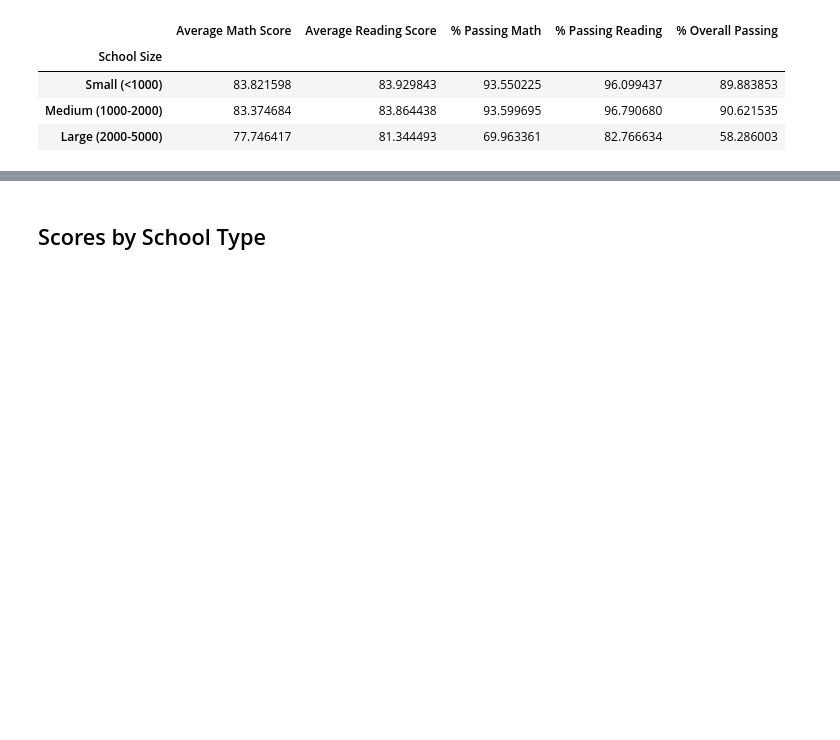
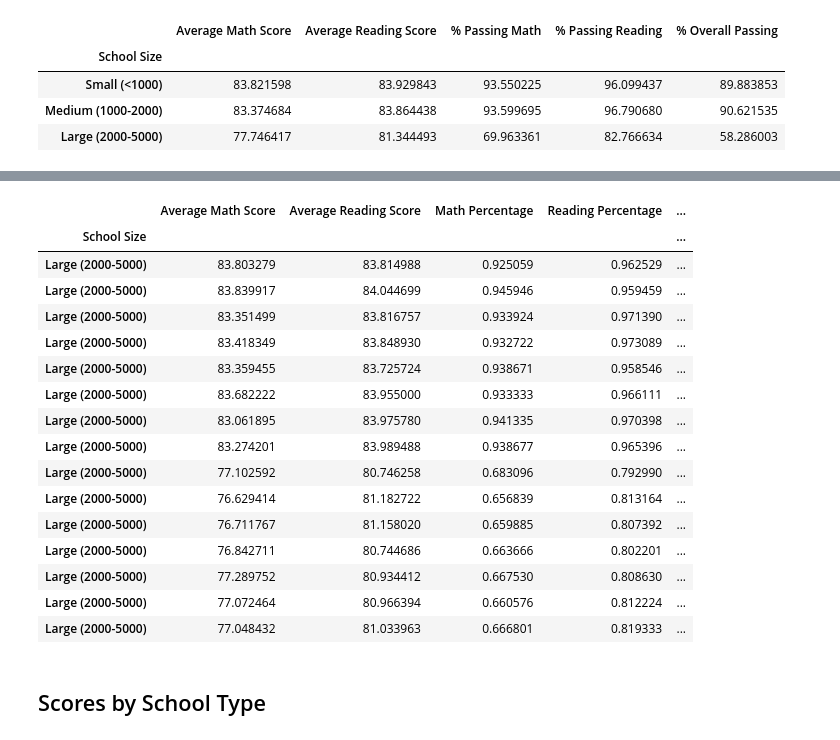
Before and after one commit to armywalrus/School-Data-Analysis-using-Pandas, a Jupyter notebook: PyCitySchools_starter.ipynb, the cells around one changed output, grey strips where cells are left out. Cells and saved outputs as stored; diff of their text form; code cells hidden in the pictures; blank space fills up the shorter version.

```diff
--- a/PyCitySchools_starter.ipynb
+++ b/PyCitySchools_starter.ipynb
@@ -412,3 +435,28 @@ performanceSummary.head()
+# %%
+sizeBins = 0, 1000, 2000, 5000
+size_bins_names = ["Small (<1000)", "Medium (1000-2000)", "Large (2000-5000)",]
+#pd.cut(school_data_complete["size"], sizeBins, labels = size_bins_names)
+sizeSummary_df["School Size"] = pd.cut(school_data_complete["size"], sizeBins, labels = size_bins_names)
+sizeSummary_df = sizeSummary_df.set_index('School Size')
+sizeSummary_df
+# %% [output]
+|  | Average Math Score | Average Reading Score | Math Percentage | Reading Percentage | ... |
+| School Size |  |  |  |  | ... |
+| Large (2000-5000) | 83.803279 | 83.814988 | 0.925059 | 0.962529 | ... |
+| Large (2000-5000) | 83.839917 | 84.044699 | 0.945946 | 0.959459 | ... |
+| Large (2000-5000) | 83.351499 | 83.816757 | 0.933924 | 0.971390 | ... |
+| Large (2000-5000) | 83.418349 | 83.848930 | 0.932722 | 0.973089 | ... |
+| Large (2000-5000) | 83.359455 | 83.725724 | 0.938671 | 0.958546 | ... |
+| Large (2000-5000) | 83.682222 | 83.955000 | 0.933333 | 0.966111 | ... |
+| Large (2000-5000) | 83.061895 | 83.975780 | 0.941335 | 0.970398 | ... |
+| Large (2000-5000) | 83.274201 | 83.989488 | 0.938677 | 0.965396 | ... |
+| Large (2000-5000) | 77.102592 | 80.746258 | 0.683096 | 0.792990 | ... |
+| Large (2000-5000) | 76.629414 | 81.182722 | 0.656839 | 0.813164 | ... |
+| Large (2000-5000) | 76.711767 | 81.158020 | 0.659885 | 0.807392 | ... |
+| Large (2000-5000) | 76.842711 | 80.744686 | 0.663666 | 0.802201 | ... |
+| Large (2000-5000) | 77.289752 | 80.934412 | 0.667530 | 0.808630 | ... |
+| Large (2000-5000) | 77.072464 | 80.966394 | 0.660576 | 0.812224 | ... |
+| Large (2000-5000) | 77.048432 | 81.033963 | 0.666801 | 0.819333 | ... |
 # %% [markdown]
 ## Scores by School Type
 # %% [markdown]
```
Also changed, not shown: parts of 8 cells of this notebook.
